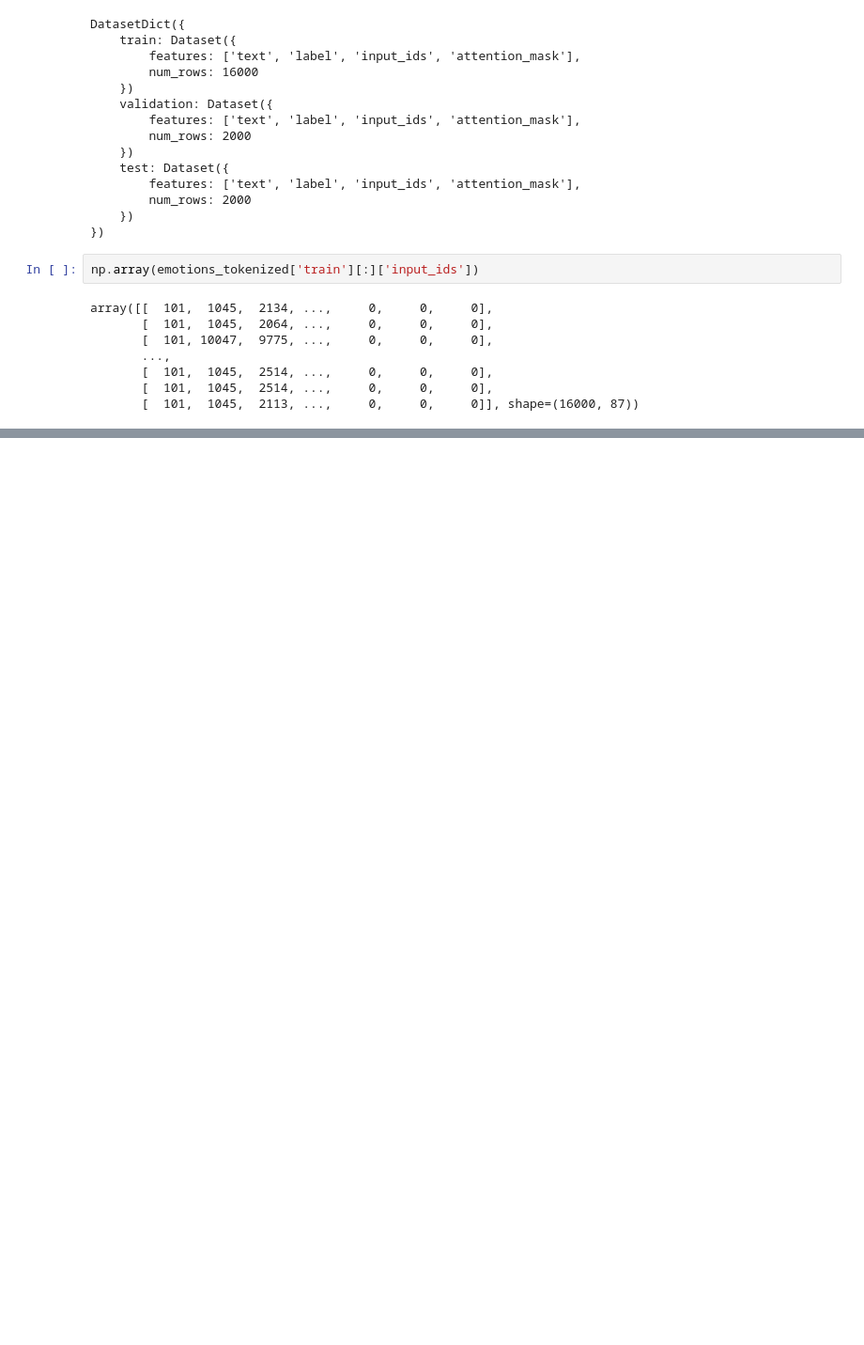
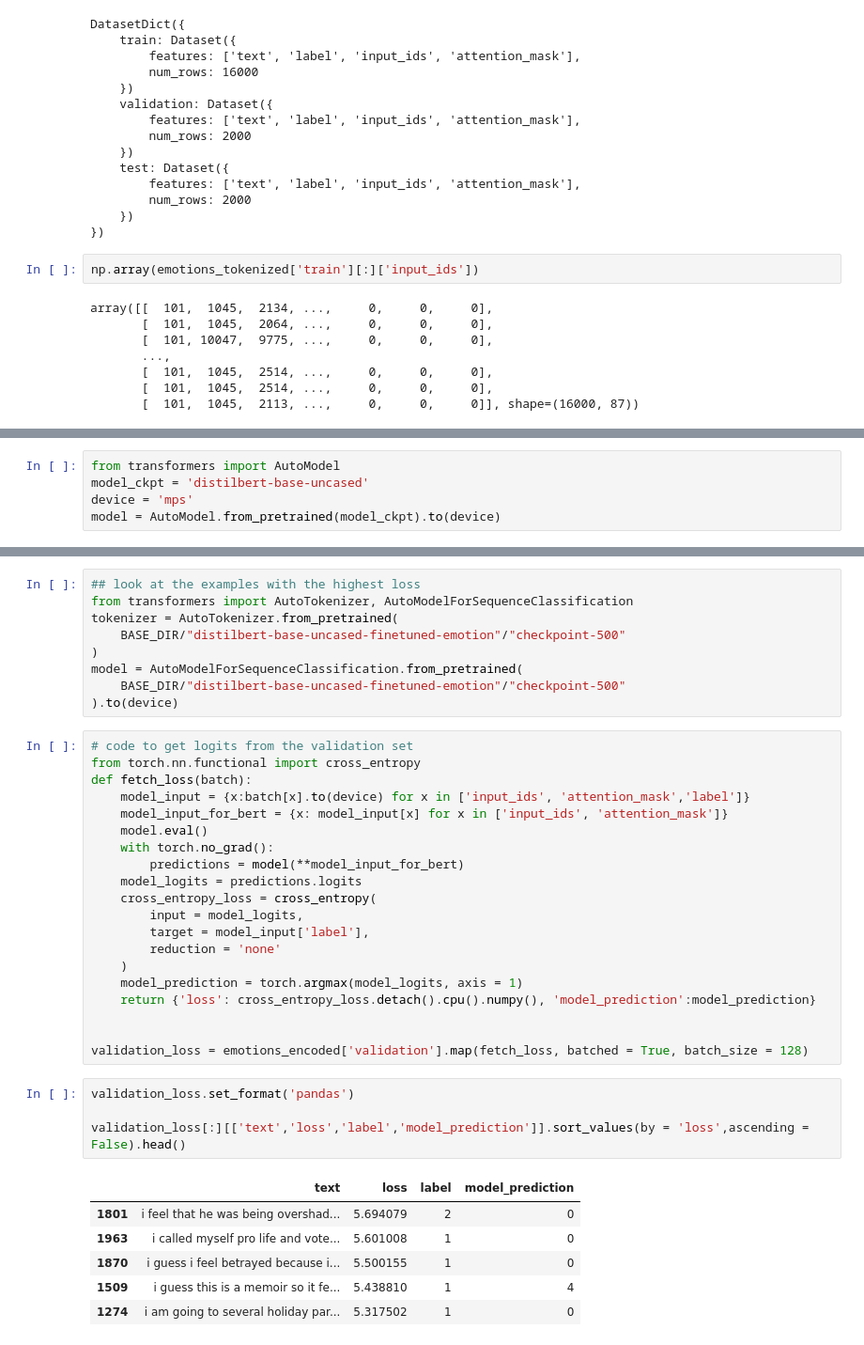
Before and after one commit to lihasarora/transformers_hf, a Jupyter notebook: chapter_2_text_classification/implementation.ipynb, the cells around one changed output, grey strips where cells are left out. Shown at 94% size. Saved outputs shown, nothing was run; the diff lists cells and outputs as text; blank space fills up the shorter version.

```diff
--- a/chapter_2_text_classification/implementation.ipynb
+++ b/chapter_2_text_classification/implementation.ipynb
@@ -424,0 +454,5 @@ array([[  101,  1045,  2134, ...,     0,     0,     0],
+# %%
+from transformers import AutoModel
+model_ckpt = 'distilbert-base-uncased'
+device = 'mps'
+model = AutoModel.from_pretrained(model_ckpt).to(device)
@@ -424,0 +644,40 @@ array([[  101,  1045,  2134, ...,     0,     0,     0],
+# %%
+## look at the examples with the highest loss
+from transformers import AutoTokenizer, AutoModelForSequenceClassification
+tokenizer = AutoTokenizer.from_pretrained(
+    BASE_DIR/"distilbert-base-uncased-finetuned-emotion"/"checkpoint-500"
+)
+model = AutoModelForSequenceClassification.from_pretrained(
+    BASE_DIR/"distilbert-base-uncased-finetuned-emotion"/"checkpoint-500"
+).to(device)
+# %%
+# code to get logits from the validation set
+from torch.nn.functional import cross_entropy
+def fetch_loss(batch):
+    model_input = {x:batch[x].to(device) for x in ['input_ids', 'attention_mask','label']}
+    model_input_for_bert = {x: model_input[x] for x in ['input_ids', 'attention_mask']}
+    model.eval()
+    with torch.no_grad():
+        predictions = model(**model_input_for_bert)
+    model_logits = predictions.logits
+    cross_entropy_loss = cross_entropy(
+        input = model_logits,
+        target = model_input['label'],
+        reduction = 'none'
+    )
+    model_prediction = torch.argmax(model_logits, axis = 1)
+    return {'loss': cross_entropy_loss.detach().cpu().numpy(), 'model_prediction':model_prediction}
+
+
+validation_loss = emotions_encoded['validation'].map(fetch_loss, batched = True, batch_size = 128)
+# %%
+validation_loss.set_format('pandas')
+
+validation_loss[:][['text','loss','label','model_prediction']].sort_values(by = 'loss',ascending = False).head()
+# %% [output]
+|  | text | loss | label | model_prediction |
+| 1801 | i feel that he was being overshad... | 5.694079 | 2 | 0 |
+| 1963 | i called myself pro life and vote... | 5.601008 | 1 | 0 |
+| 1870 | i guess i feel betrayed because i... | 5.500155 | 1 | 0 |
+| 1509 | i guess this is a memoir so it fe... | 5.438810 | 1 | 4 |
+| 1274 | i am going to several holiday par... | 5.317502 | 1 | 0 |
```
Also changed, not shown: parts of 20 cells of this notebook.
